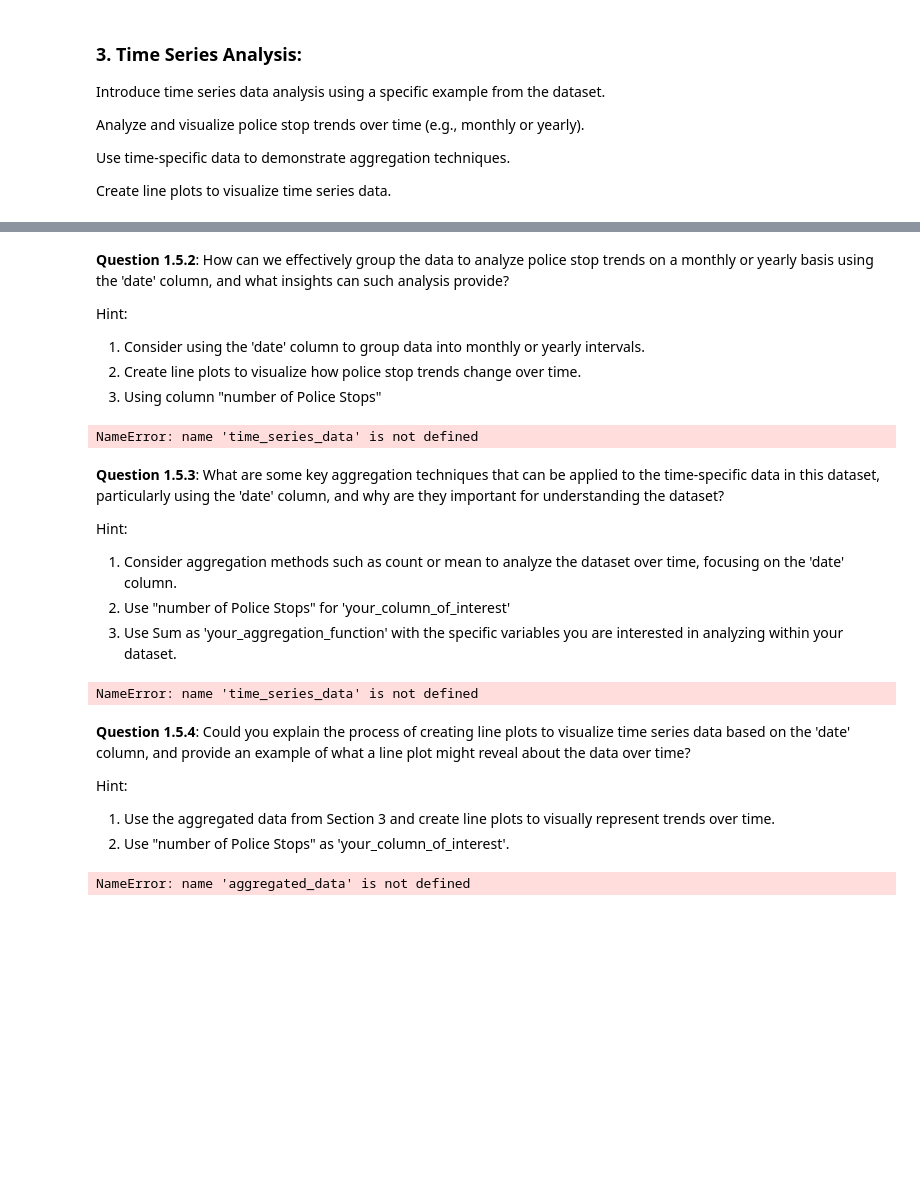
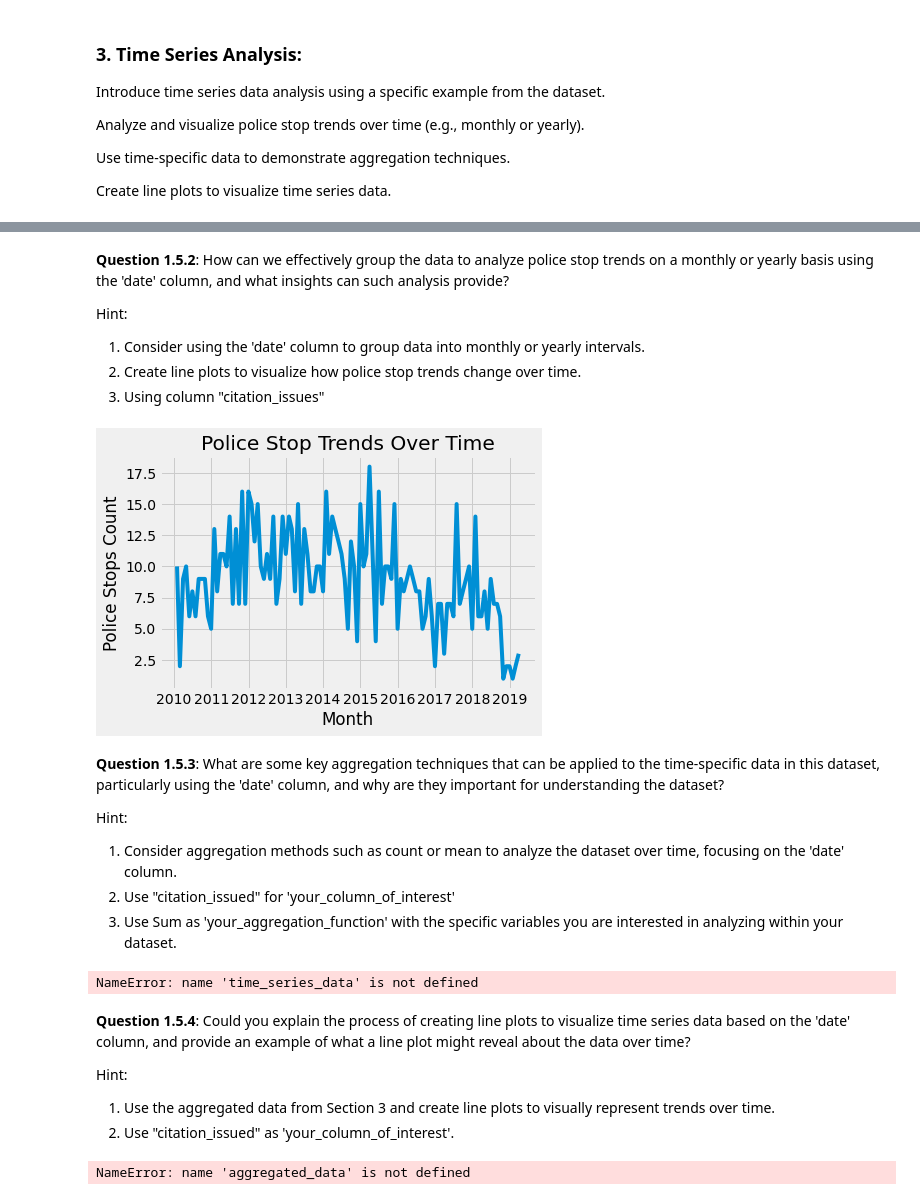
Before and after one commit to ds-modules/Legalst-123, a Jupyter notebook: labs/04_Probability Distributions, Bootstrap, and Confidence Intervals/04_Visualizatio_SummaryStatistics_Aggregations.ipynb, the cells around one changed output, grey strips where cells are left out. Drawn from its saved outputs; the diff is of its cells as text; code cells hidden in the pictures; blank space fills up the shorter version.

```diff
--- a/labs/04_Probability Distributions, Bootstrap, and Confidence Intervals/04_Visualizatio_SummaryStatistics_Aggregations.ipynb
+++ b/labs/04_Probability Distributions, Bootstrap, and Confidence Intervals/04_Visualizatio_SummaryStatistics_Aggregations.ipynb
@@ -208,6 +224,6 @@ Hint:
 # %%
 # Extract time-related columns, e.g., 'date' and 'time', and other relevant data
-time_series_data = stops[['date', 'time', 'Number of Police Stops']]
+time_series_data = stops[['date', 'time', 'citation_issued']]
 
 # Further data processing and analysis
 # ...
@@ -215,0 +232,4 @@ KeyError: "['Number of Police Stops'] not in index"
+# %%
+time_series_data.index = pd.to_datetime(time_series_data["date"])
+time_series_data = time_series_data.drop("date", axis=1)
+time_series_data
@@ -219,28 +254,28 @@ KeyError: "['Number of Police Stops'] not in index"
 Hint:
 1. Consider using the 'date' column to group data into monthly or yearly intervals.
 2. Create line plots to visualize how police stop trends change over time.
-3. Using column "number of Police Stops"
+3. Using column "citation_issues"
 # %%
 # Sample code to group data and create time series visualizations
 import matplotlib.pyplot as plt
 
 # Group data by month and analyze trends
 monthly_data = time_series_data.resample('M').count()  # Resample data to monthly frequency
 
 # Create a line plot to visualize monthly trends
-plt.plot(monthly_data.index, monthly_data['your_column_of_interest'])
+plt.plot(monthly_data.index, monthly_data['citation_issued'])
 plt.xlabel('Month')
 plt.ylabel('Police Stops Count')
 plt.title('Police Stop Trends Over Time')
 plt.show()
 # %% [output]
-NameError: name 'time_series_data' is not defined
+[figure, added]
 # %% [markdown]
 **Question 1.5.3**: What are some key aggregation techniques that can be applied to the time-specific data in this dataset, particularly using the 'date' column, and why are they important for understanding the dataset?
 
 Hint:
 1. Consider aggregation methods such as count or mean to analyze the dataset over time, focusing on the 'date' column.
-2. Use "number of Police Stops" for 'your_column_of_interest'
+2. Use "citation_issued" for 'your_column_of_interest'
 3. Use Sum as 'your_aggregation_function' with the specific variables you are interested in analyzing within your dataset.
 # %%
 # Sample code for demonstrating aggregation techniques
@@ -252,7 +287,7 @@ NameError: name 'time_series_data' is not defined
 
 Hint:
 1. Use the aggregated data from Section 3 and create line plots to visually represent trends over time.
-2. Use "number of Police Stops" as 'your_column_of_interest'.
+2. Use "citation_issued" as 'your_column_of_interest'.
 # %%
 # Sample code for creating line plots to visualize time series data
 plt.plot(aggregated_data.index, aggregated_data['your_column_of_interest'])
```
Also changed, not shown: parts of 5 cells of this notebook.
